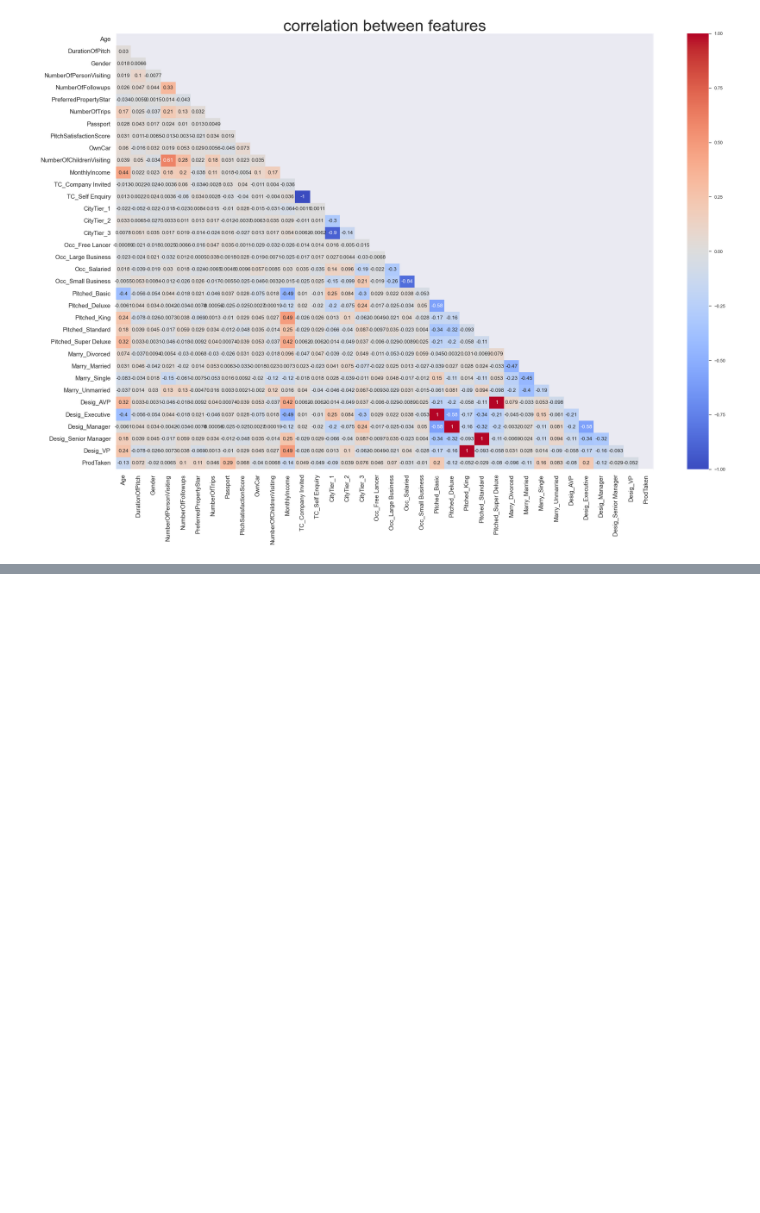
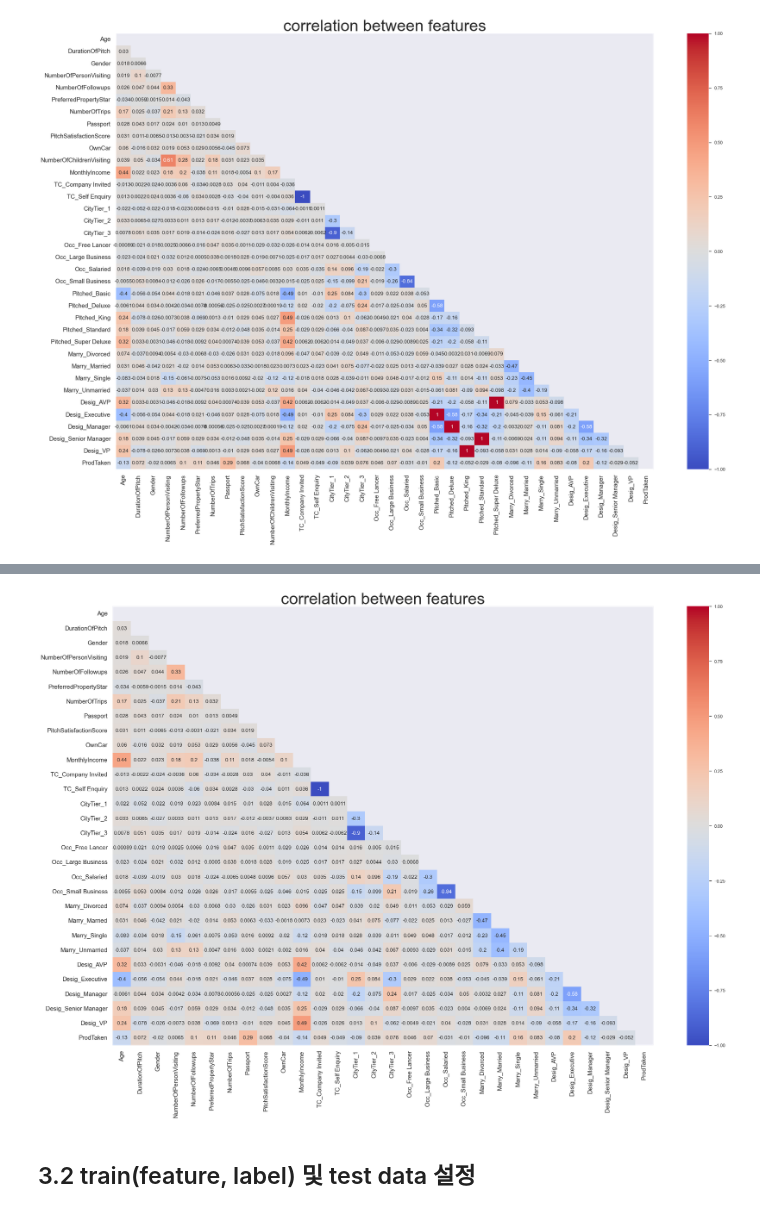
Before and after one commit to data-easyeon/competition, a Jupyter notebook: dacon-travel packages.ipynb, the cells around one changed output, grey strips where cells are left out. Drawn from its saved outputs; the diff is of its cells as text; code cells hidden in the pictures; blank space fills up the shorter version.

```diff
--- a/dacon-travel packages.ipynb
+++ b/dacon-travel packages.ipynb
@@ -600,0 +629,26 @@ plt.show()
+# %%
+features_corr = train[['Age', 'DurationOfPitch',
+       'Gender','NumberOfPersonVisiting',
+       'NumberOfFollowups', 'PreferredPropertyStar', 'NumberOfTrips',
+       'Passport', 'PitchSatisfactionScore', 'OwnCar', 'MonthlyIncome',
+       'TC_Company Invited', 'TC_Self Enquiry', 'CityTier_1', 'CityTier_2',
+       'CityTier_3', 'Occ_Free Lancer', 'Occ_Large Business', 'Occ_Salaried',
+       'Occ_Small Business', 'Marry_Divorced',
+       'Marry_Married', 'Marry_Single', 'Marry_Unmarried', 'Desig_AVP',
+       'Desig_Executive', 'Desig_Manager', 'Desig_Senior Manager',
+       'Desig_VP','ProdTaken']]
+# %%
+plt.figure(figsize=(30,20))
+
+heat_table = features_corr.corr()
+mask = np.zeros_like(heat_table)
+mask[np.triu_indices_from(mask)] = True
+heatmap_ax = sns.heatmap(heat_table, annot=True, annot_kws={'size':13}, mask = mask, cmap='coolwarm', vmin=-1, vmax=1)
+heatmap_ax.set_xticklabels(heatmap_ax.get_xticklabels(), fontsize=15, rotation=90)
+heatmap_ax.set_yticklabels(heatmap_ax.get_yticklabels(), fontsize=15)
+plt.title('correlation between features', fontsize=40)
+plt.show()
+# %% [output]
+[figure, added]
+# %% [markdown]
+## 3.2 train(feature, label) 및 test data 설정
```
Also changed, not shown: parts of 47 cells of this notebook.
